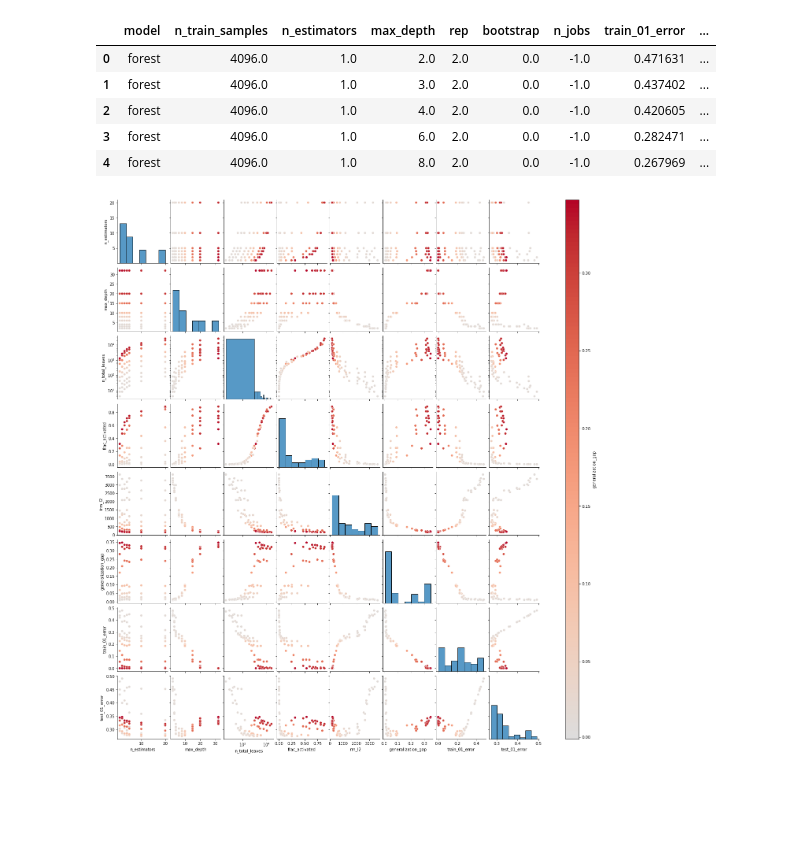
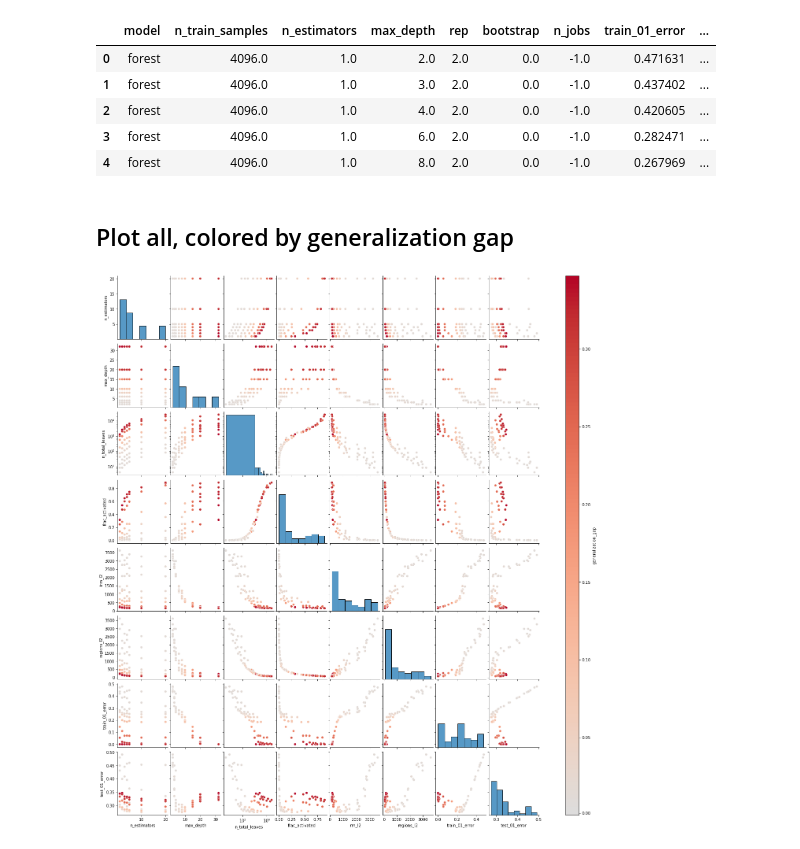
Before and after one commit to rflperry/double_descent, a Jupyter notebook: experiments/xor/plot_results.ipynb, the cells around one changed output. Drawn from its saved outputs; the diff is of its cells as text; code cells hidden in the pictures; blank space fills up the shorter version.

```diff
--- a/experiments/xor/plot_results.ipynb
+++ b/experiments/xor/plot_results.ipynb
@@ -37,18 +36,20 @@ df.head(5)
 | 2 | forest | 4096.0 | 1.0 | 4.0 | 2.0 | 0.0 | -1.0 | 0.420605 | ... |
 | 3 | forest | 4096.0 | 1.0 | 6.0 | 2.0 | 0.0 | -1.0 | 0.282471 | ... |
 | 4 | forest | 4096.0 | 1.0 | 8.0 | 2.0 | 0.0 | -1.0 | 0.267969 | ... |
+# %% [markdown]
+## Plot all, colored by generalization gap
 # %%
+hue = 'generalization_gap'
 variables = [
-    'n_estimators', 'max_depth', 'n_total_leaves', 'frac_activated', 'irm_l2',
-    'generalization_gap',
+    'n_estimators', 'max_depth', 'n_total_leaves', 'frac_activated', 'irm_l2', 'regions_l2',
     'train_01_error', 'test_01_error',
 ]
 g = continuous_pairplot(
-    df[variables].astype(float),
-    hue='generalization_gap',
+    df, vars=variables,
+    hue=hue,
 )
 g.axes[2, 0].set_yscale('log')
 g.axes[0, 2].set_xscale('log')
 plt.show()
 # %% [output]
-[figure, old version]
+[figure, new version]
```
Also changed, not shown: parts of 13 cells of this notebook, 5 other files.
